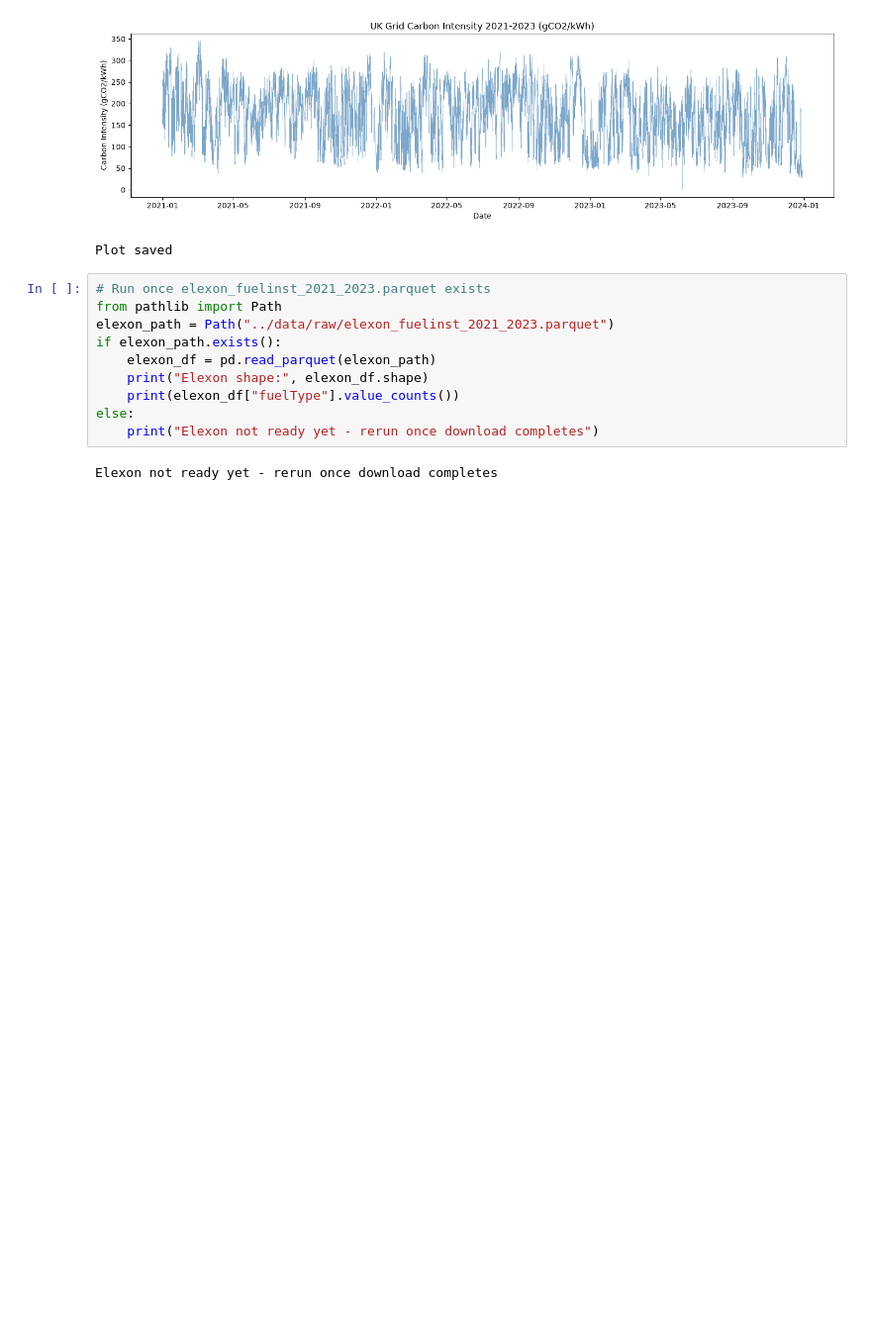
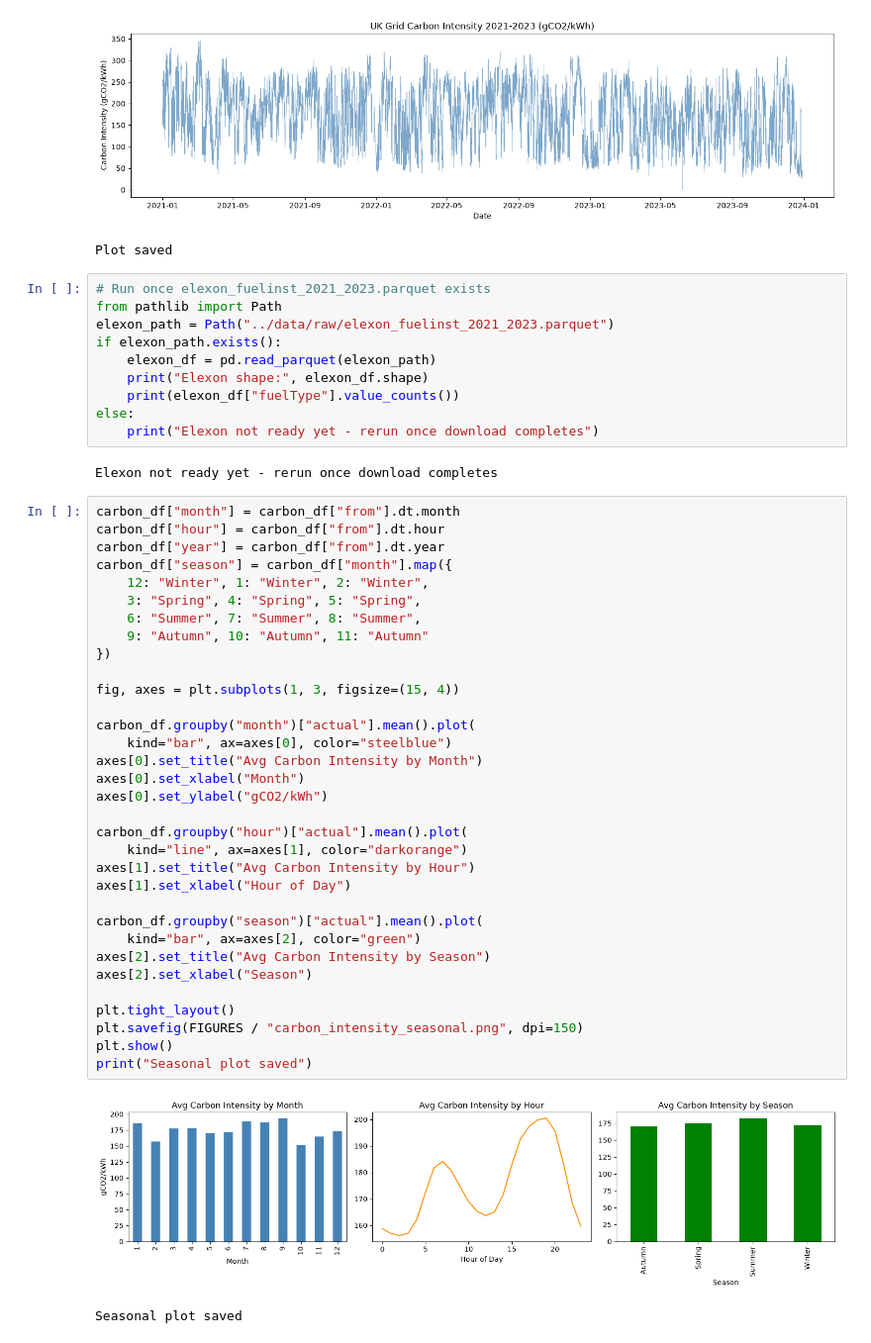
Before and after one commit to Ramzz-sh07/explainable-ai-grid, a Jupyter notebook: notebooks/02_eda_preprocessing.ipynb, the cells around one changed output. Shown at 99% size. Drawn from its saved outputs; the diff is of its cells as text; blank space fills up the shorter version.

```diff
--- a/notebooks/02_eda_preprocessing.ipynb
+++ b/notebooks/02_eda_preprocessing.ipynb
@@ -101,3 +101,39 @@ else:
     print("Elexon not ready yet - rerun once download completes")
 # %% [output]
 Elexon not ready yet - rerun once download completes
+# %%
+carbon_df["month"] = carbon_df["from"].dt.month
+carbon_df["hour"] = carbon_df["from"].dt.hour
+carbon_df["year"] = carbon_df["from"].dt.year
+carbon_df["season"] = carbon_df["month"].map({
+    12: "Winter", 1: "Winter", 2: "Winter",
+    3: "Spring", 4: "Spring", 5: "Spring",
+    6: "Summer", 7: "Summer", 8: "Summer",
+    9: "Autumn", 10: "Autumn", 11: "Autumn"
+})
+
+fig, axes = plt.subplots(1, 3, figsize=(15, 4))
+
+carbon_df.groupby("month")["actual"].mean().plot(
+    kind="bar", ax=axes[0], color="steelblue")
+axes[0].set_title("Avg Carbon Intensity by Month")
+axes[0].set_xlabel("Month")
+axes[0].set_ylabel("gCO2/kWh")
+
+carbon_df.groupby("hour")["actual"].mean().plot(
+    kind="line", ax=axes[1], color="darkorange")
+axes[1].set_title("Avg Carbon Intensity by Hour")
+axes[1].set_xlabel("Hour of Day")
+
+carbon_df.groupby("season")["actual"].mean().plot(
+    kind="bar", ax=axes[2], color="green")
+axes[2].set_title("Avg Carbon Intensity by Season")
+axes[2].set_xlabel("Season")
+
+plt.tight_layout()
+plt.savefig(FIGURES / "carbon_intensity_seasonal.png", dpi=150)
+plt.show()
+print("Seasonal plot saved")
+# %% [output]
+[figure, added]
+Seasonal plot saved
```
Also changed, not shown: parts of 4 cells of this notebook, 3 other files.
